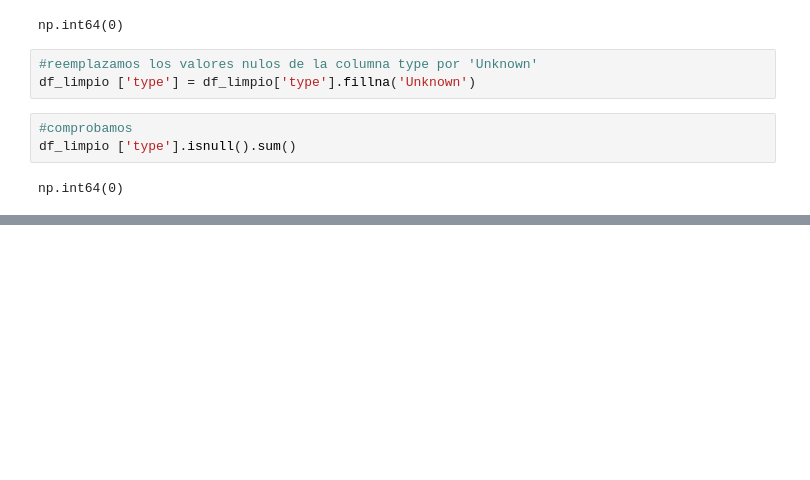
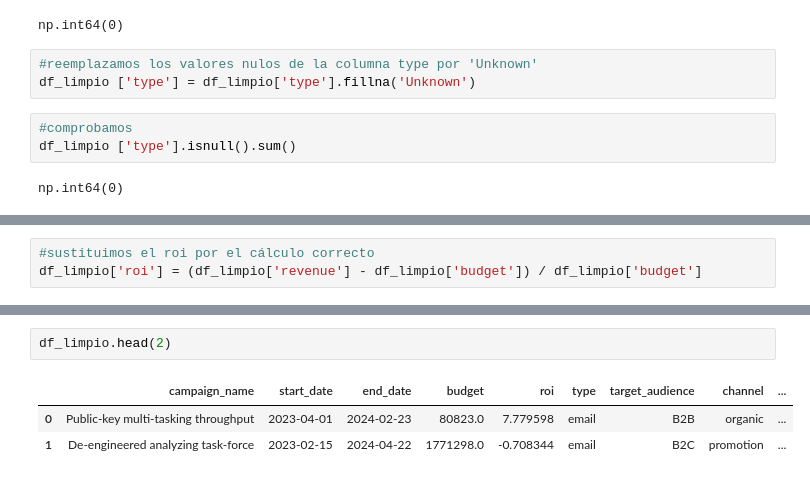
Before and after one commit to Natarcos/upgrade-hub-marketing-analysis, a Jupyter notebook: Preprocesamiento/pre_mkt.ipynb, the cells around one changed output, grey strips where cells are left out. Drawn from its saved outputs; the diff is of its cells as text; blank space fills up the shorter version.

```diff
--- a/Preprocesamiento/pre_mkt.ipynb
+++ b/Preprocesamiento/pre_mkt.ipynb
@@ -224,0 +253,3 @@ dtype: float64
+# %%
+#sustituimos el roi por el cálculo correcto
+df_limpio['roi'] = (df_limpio['revenue'] - df_limpio['budget']) / df_limpio['budget']
@@ -224,0 +272,6 @@ dtype: float64
+# %%
+df_limpio.head(2)
+# %% [output]
+|  | campaign_name | start_date | end_date | budget | roi | type | target_audience | channel | ... |
+| 0 | Public-key multi-tasking throughput | 2023-04-01 | 2024-02-23 | 80823.0 | 7.779598 | email | B2B | organic | ... |
+| 1 | De-engineered analyzing task-force | 2023-02-15 | 2024-04-22 | 1771298.0 | -0.708344 | email | B2C | promotion | ... |
```
Also changed, not shown: parts of 7 cells of this notebook.
